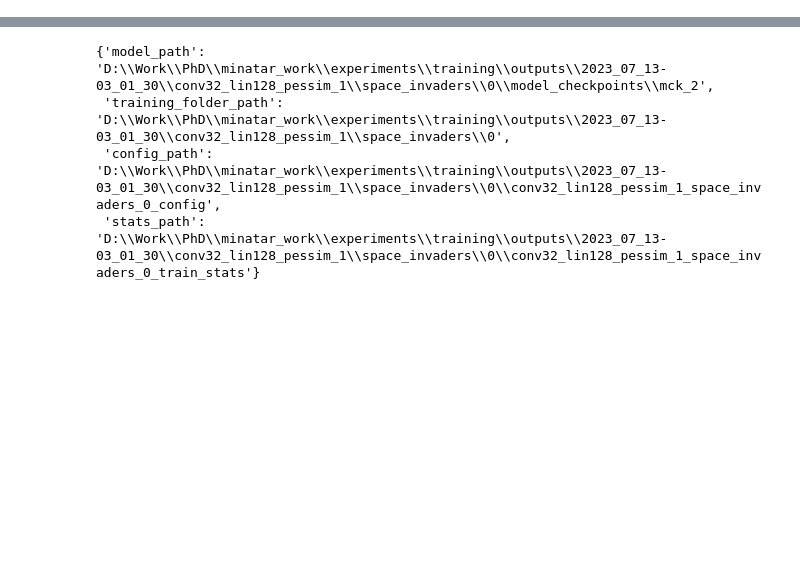
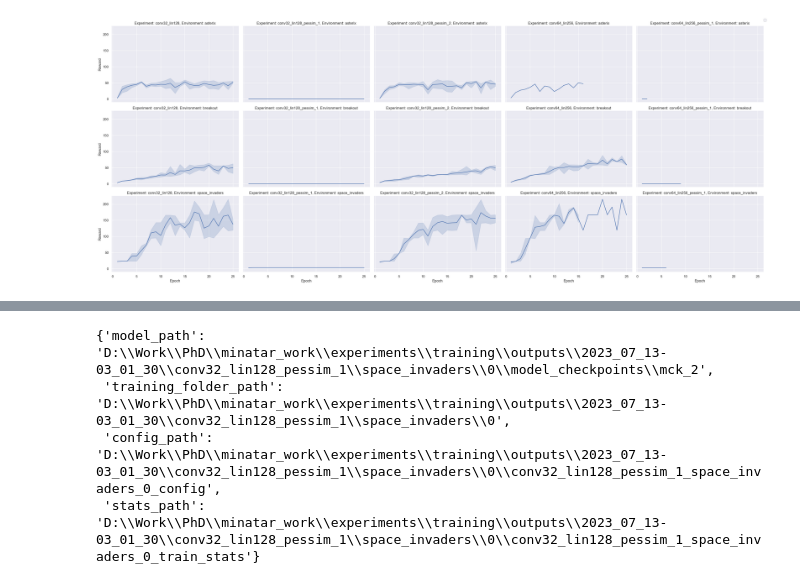
Before and after one commit to mariusdgm/minatar_work, a Jupyter notebook: notebooks/inspect_training_output.ipynb, the cells around one changed output, grey strips where cells are left out. Saved outputs shown, nothing was run; the diff lists cells and outputs as text; code cells hidden in the pictures; blank space fills up the shorter version.

```diff
--- a/notebooks/inspect_training_output.ipynb
+++ b/notebooks/inspect_training_output.ipynb
@@ -137,0 +166,19 @@ plt.show()
+# %%
+# Assuming your DataFrame is named `df`
+
+
+g = sns.FacetGrid(df, row='environment', col='experiment_name', height=4, aspect=1.5)
+
+g.map(sns.lineplot, 'epoch', 'episode_rewards_median')
+
+g.set_titles('Experiment: {col_name}, Environment: {row_name}')
+g.set_xlabels('Epoch')
+g.set_ylabels('Reward')
+
+# Display the legend
+handles, labels = plt.gca().get_legend_handles_labels()
+g.fig.legend(handles, labels, loc='upper right')
+
+plt.show()
+# %% [output]
+[figure, added]
```
Also changed, not shown: parts of 5 cells of this notebook, 1 other file.
